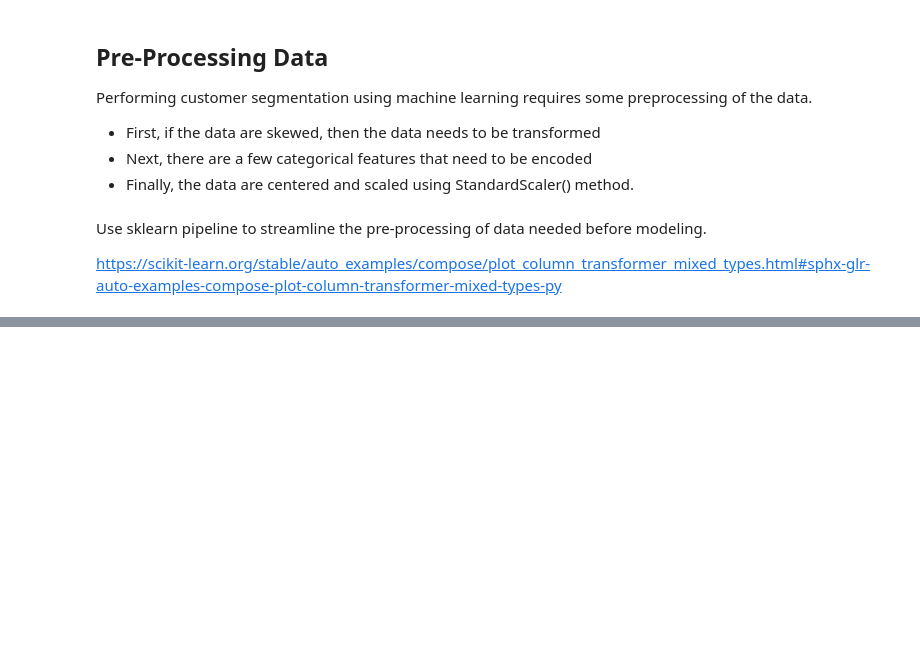
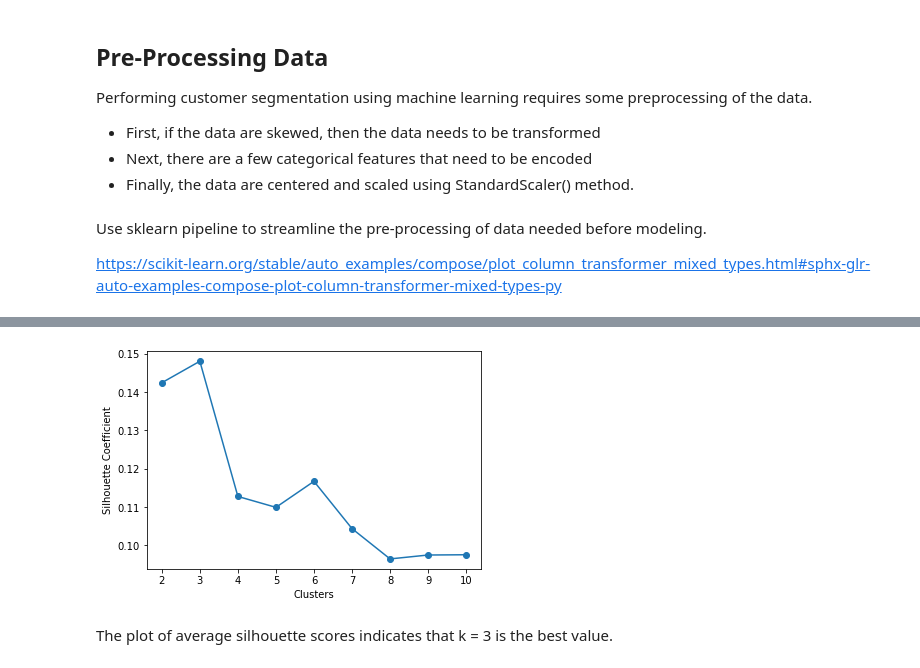
Before and after one commit to jma199/business-marketing-case-study, a Jupyter notebook: 2 segmentation.ipynb, the cells around one changed output, grey strips where cells are left out. Saved outputs shown, nothing was run; the diff lists cells and outputs as text; code cells hidden in the pictures; blank space fills up the shorter version.

```diff
--- a/2 segmentation.ipynb
+++ b/2 segmentation.ipynb
@@ -159,0 +163,10 @@ preprocessor = ColumnTransformer(
+# %%
+plt.plot(range(2, 11), silhouette_scores, marker = "o")
+plt.xticks(range(2,11))
+plt.xlabel("Clusters")
+plt.ylabel("Silhouette Coefficient")
+plt.show()
+# %% [output]
+[figure, added]
+# %% [markdown]
+The plot of average silhouette scores indicates that k = 3 is the best value.
```
Also changed, not shown: parts of 18 cells of this notebook.
